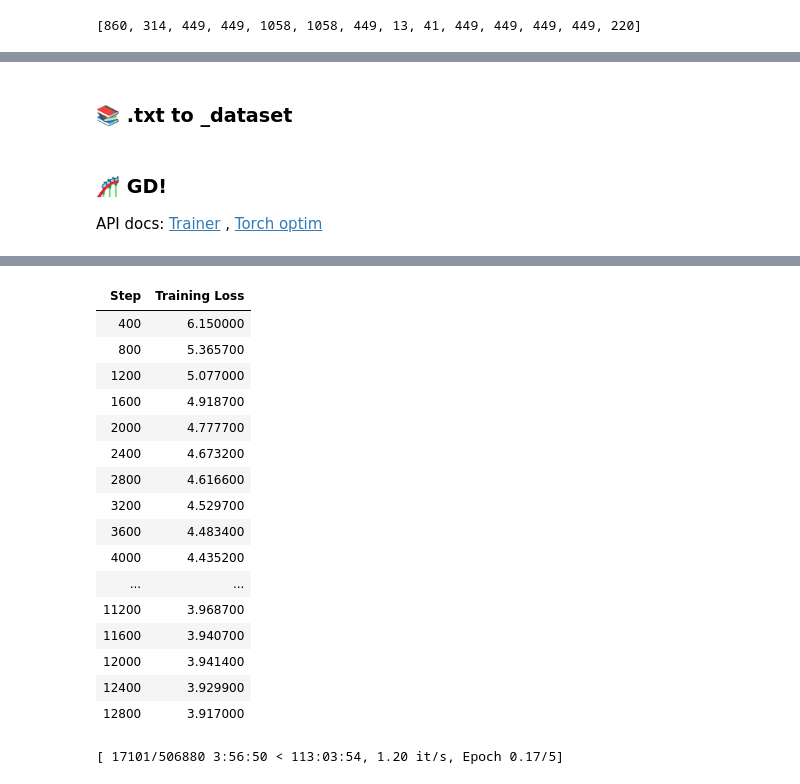
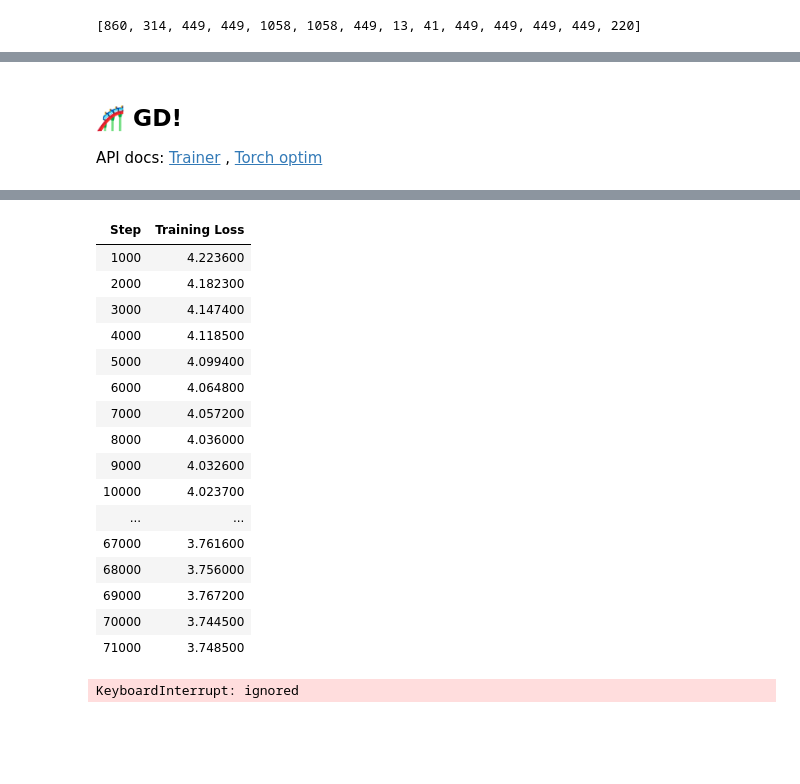
Before and after one commit to catPotat/rn-hg-gpt2-playground, a Jupyter notebook: Huggingface_GPT_2_Training.ipynb, the cells around one changed output, grey strips where cells are left out. Drawn from its saved outputs; the diff is of its cells as text; code cells hidden in the pictures; blank space fills up the shorter version.

```diff
--- a/Huggingface_GPT_2_Training.ipynb
+++ b/Huggingface_GPT_2_Training.ipynb
@@ -485,8 +487,8 @@ from transformers import AutoTokenizer
 
 tokenizer = AutoTokenizer.from_pretrained(MODEL_NAME)
 tokenizer.pad_token = tokenizer.eos_token
-tokenizer.model_max_length = 512
-# tokenizer.set_truncation_and_padding(max_length=512)
+tokenizer.model_max_length = MODEL_LENGTH
+# tokenizer.set_truncation_and_padding(max_length=MODEL_LENGTH)
 ids = tokenizer.encode(" 9 I J J : : J.J J J J J ")
 ids
 # %% [output]
@@ -496,16 +532,20 @@ ids
 
 https://huggingface.co/transformers/model_doc/gpt2.html
 # %%
-from transformers import GPT2LMHeadModel
+from transformers import GPT2Config, GPT2LMHeadModel
 
-# model = GPT2ForSequenceClassification(config)
 model = GPT2LMHeadModel.from_pretrained(
     MODEL_NAME,
-    # MODEL_SAVE_PATH + '',
-    vocab_size=tokenizer.vocab_size,
-    # n_positions=128,
-    # n_embd=700,
-    # gradient_checkpointing=True,
-    # use_cache=False
+    # MODEL_SAVE_PATH + 'checkpoint-16000',
+    gradient_checkpointing=True,
+    use_cache=False
 )
+# config = GPT2Config(
+#     vocab_size=tokenizer.vocab_size,
+#     n_positions=MODEL_LENGTH,
+#     # n_embd=700,
+#     gradient_checkpointing=True,
+#     use_cache=False
+# )
+# model = GPT2LMHeadModel(config)
 model
@@ -532,2 +551,0 @@ GPT2LMHeadModel(
-# %% [markdown]
-### 📚 .txt to _dataset
@@ -579,36 +552,38 @@ train_dataset = BigAssWallOfText(
 # %% [markdown]
-### 🎢 GD!
+## 🎢 GD!
 
 API docs: [Trainer](https://huggingface.co/transformers/main_classes/trainer.html#trainingarguments) ,
 [Torch optim](https://pytorch.org/docs/stable/optim.html)
 # %%
-from transformers import Trainer, TrainingArguments, get_scheduler
+from transformers import Trainer, TrainingArguments, get_scheduler, DataCollatorForLanguageModeling
 from torch import optim
 
 training_args = TrainingArguments(
     output_dir=MODEL_SAVE_PATH,
     overwrite_output_dir=True,
     num_train_epochs=5,
-    save_strategy="epoch",
     # max_steps=40_000,
-    # save_steps=2000,
-    logging_steps=400,
-    learning_rate=1e-4,
+    # save_strategy="epoch",
+    save_steps=40000,
+    logging_steps=4000,
+    # learning_rate=1e-4,
     # evaluation_strategy="epoch",
-    # gradient_accumulation_steps=2
+    gradient_accumulation_steps=2,
 
 # Turn down on memory usage
-    per_device_train_batch_size=32,
-    per_device_eval_batch_size=64,
+    per_device_train_batch_size=4,
+    # per_device_eval_batch_size=64,
     # adafactor=True
 )
 optimizer = optim.SGD(model.parameters(), lr=0.01, momentum=0.9)
 scheduler = get_scheduler("polynomial", optimizer, num_warmup_steps=1000,
                           num_training_steps=0) # ?
 
+collator = DataCollatorForLanguageModeling(tokenizer=tokenizer,
+                                           mlm=False)
 trainer = Trainer(model=model,
     args=training_args,
-    train_dataset=train_dataset,
+    train_dataset=dataset['train'],
     # eval_dataset=test_dataset,
     # optimizers=(optimizer, scheduler),
     # compute_metrics=[],
@@ -620,18 +595,18 @@ trainer.train()
 | Step | Training Loss |
-| 400 | 6.150000 |
-| 800 | 5.365700 |
-| 1200 | 5.077000 |
-| 1600 | 4.918700 |
-| 2000 | 4.777700 |
-| 2400 | 4.673200 |
-| 2800 | 4.616600 |
-| 3200 | 4.529700 |
-| 3600 | 4.483400 |
-| 4000 | 4.435200 |
+| 1000 | 4.223600 |
+| 2000 | 4.182300 |
+| 3000 | 4.147400 |
+| 4000 | 4.118500 |
+| 5000 | 4.099400 |
+| 6000 | 4.064800 |
+| 7000 | 4.057200 |
+| 8000 | 4.036000 |
+| 9000 | 4.032600 |
+| 10000 | 4.023700 |
 | ... | ... |
-| 11200 | 3.968700 |
-| 11600 | 3.940700 |
-| 12000 | 3.941400 |
-| 12400 | 3.929900 |
-| 12800 | 3.917000 |
+| 67000 | 3.761600 |
+| 68000 | 3.756000 |
+| 69000 | 3.767200 |
+| 70000 | 3.744500 |
+| 71000 | 3.748500 |
-[ 17101/506880 3:56:50 < 113:03:54, 1.20 it/s, Epoch 0.17/5]
+KeyboardInterrupt: ignored
```
Also changed, not shown: parts of 29 cells of this notebook.
